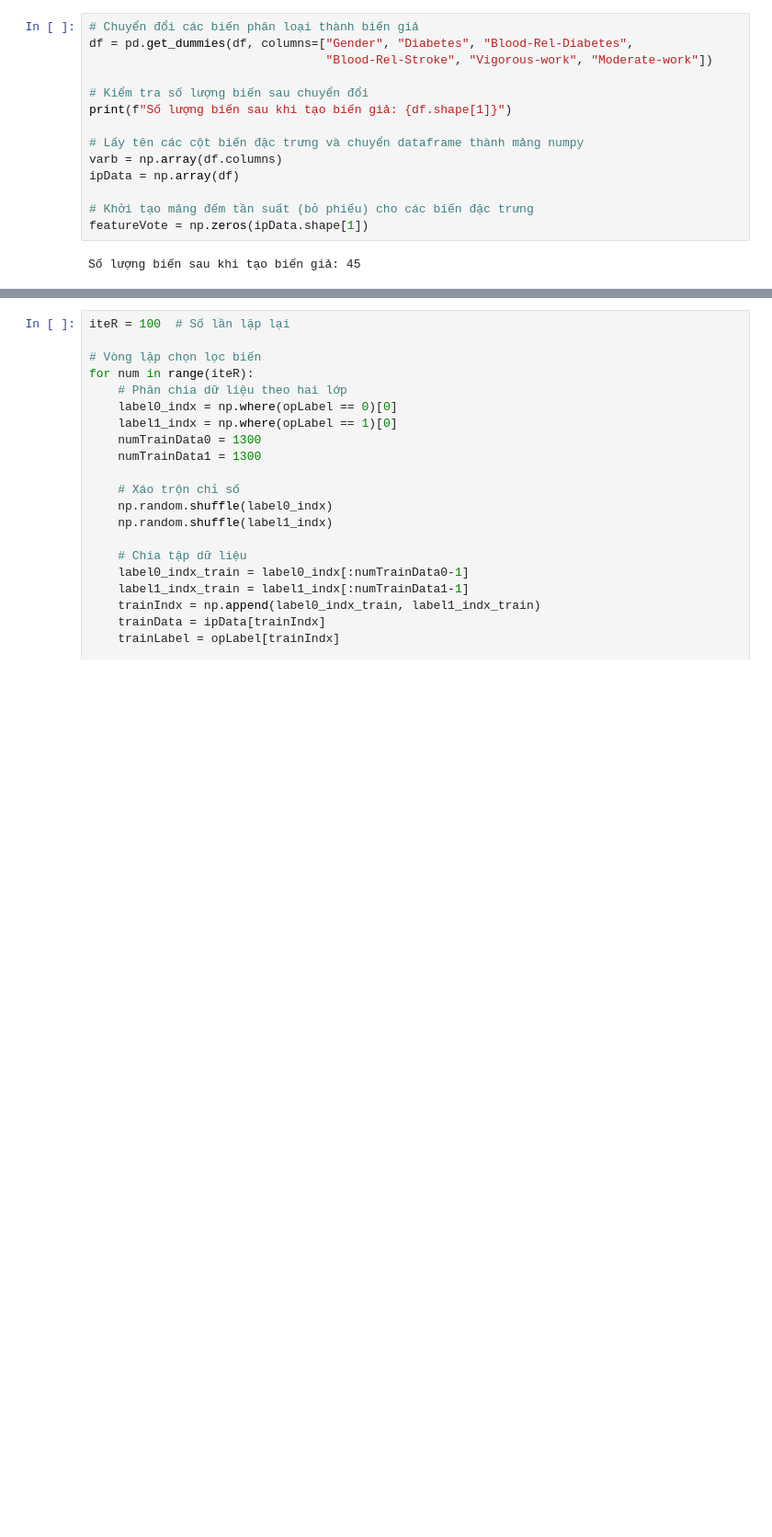
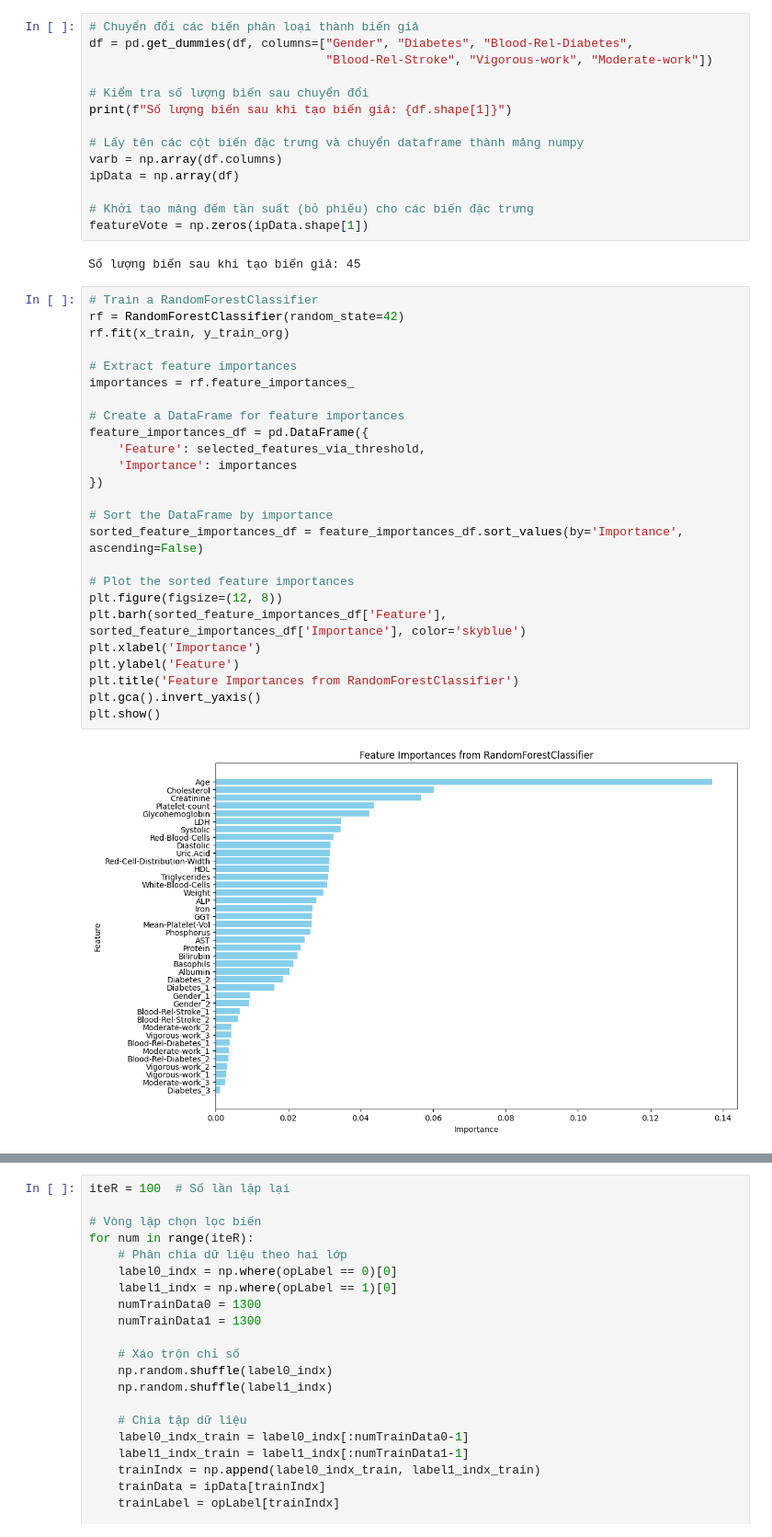
Before and after one commit to SlowJii/PTIT-CNN-Prediction-Cardiovascular, a Jupyter notebook: CNN-Cardiovascular-Prediction.ipynb, the cells around one changed output, grey strips where cells are left out. Shown at 92% size. Saved outputs shown, nothing was run; the diff lists cells and outputs as text; blank space fills up the shorter version.

Commit message:
Update RF's feature_importances_

```diff
--- a/CNN-Cardiovascular-Prediction.ipynb
+++ b/CNN-Cardiovascular-Prediction.ipynb
@@ -244,3 +278,30 @@ ipData = np.array(df)
 featureVote = np.zeros(ipData.shape[1])
 # %% [output]
 Số lượng biến sau khi tạo biến giả: 45
+# %%
+# Train a RandomForestClassifier
+rf = RandomForestClassifier(random_state=42)
+rf.fit(x_train, y_train_org)
+
+# Extract feature importances
+importances = rf.feature_importances_
+
+# Create a DataFrame for feature importances
+feature_importances_df = pd.DataFrame({
+    'Feature': selected_features_via_threshold,
+    'Importance': importances
+})
+
+# Sort the DataFrame by importance
+sorted_feature_importances_df = feature_importances_df.sort_values(by='Importance', ascending=False)
+
+# Plot the sorted feature importances
+plt.figure(figsize=(12, 8))
+plt.barh(sorted_feature_importances_df['Feature'], sorted_feature_importances_df['Importance'], color='skyblue')
+plt.xlabel('Importance')
+plt.ylabel('Feature')
+plt.title('Feature Importances from RandomForestClassifier')
+plt.gca().invert_yaxis()
+plt.show()
+# %% [output]
+[figure, added]
```
Also changed, not shown: parts of 11 cells of this notebook.
